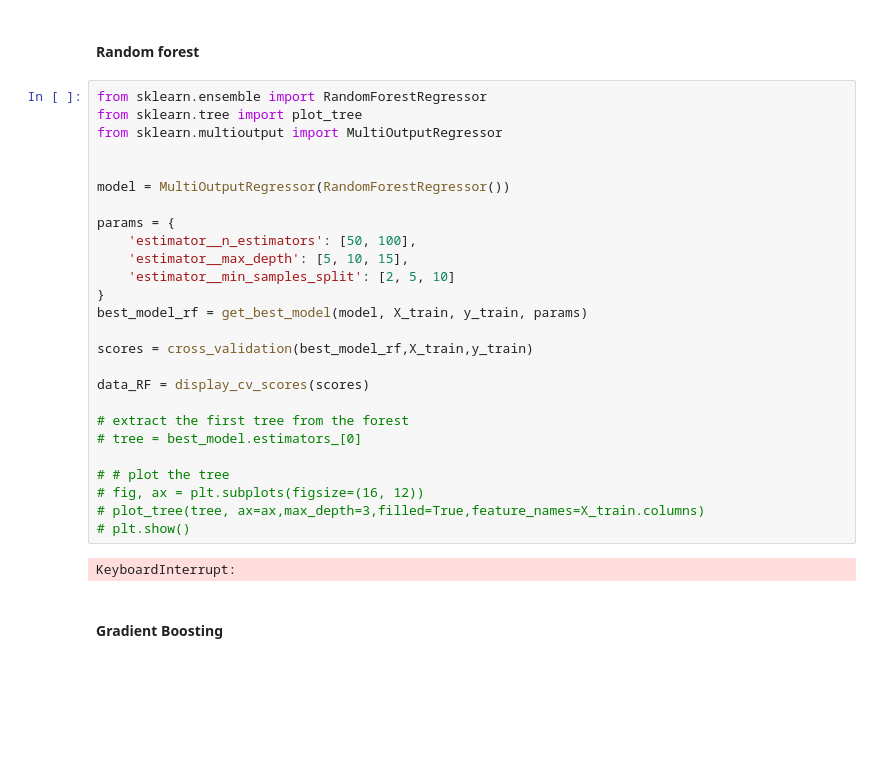
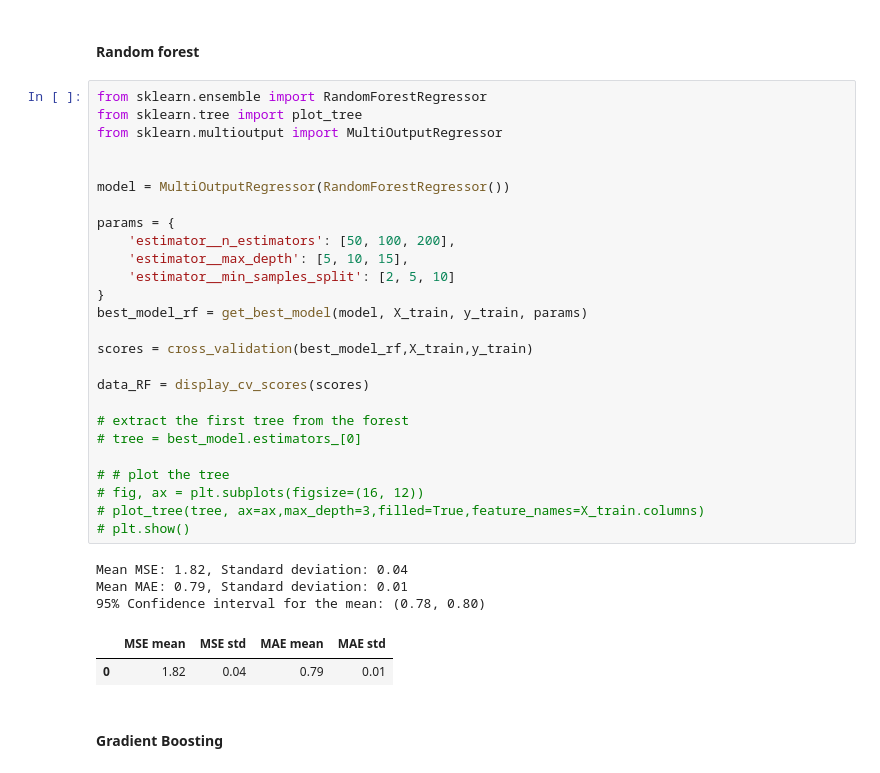
Before and after one commit to rokrajher/uozp-bicikelj, a Jupyter notebook: notebook.ipynb, the cells around one changed output. Drawn from its saved outputs; the diff is of its cells as text; blank space fills up the shorter version.

```diff
--- a/notebook.ipynb
+++ b/notebook.ipynb
@@ -255,31 +255,35 @@ Lasso(alpha=0.01)
 # %%
 from sklearn.ensemble import RandomForestRegressor
 from sklearn.tree import plot_tree
 from sklearn.multioutput import MultiOutputRegressor
 
 
 model = MultiOutputRegressor(RandomForestRegressor())
 
 params = {
-    'estimator__n_estimators': [50, 100],
+    'estimator__n_estimators': [50, 100, 200],
     'estimator__max_depth': [5, 10, 15],
     'estimator__min_samples_split': [2, 5, 10]
 }
 best_model_rf = get_best_model(model, X_train, y_train, params)
 
 scores = cross_validation(best_model_rf,X_train,y_train)
 
 data_RF = display_cv_scores(scores)
 
 # extract the first tree from the forest
 # tree = best_model.estimators_[0]
 
 # # plot the tree
 # fig, ax = plt.subplots(figsize=(16, 12))
 # plot_tree(tree, ax=ax,max_depth=3,filled=True,feature_names=X_train.columns)
 # plt.show()
 # %% [output]
-KeyboardInterrupt:
+Mean MSE: 1.82, Standard deviation: 0.04
+Mean MAE: 0.79, Standard deviation: 0.01
+95% Confidence interval for the mean: (0.78, 0.80)
+|  | MSE mean | MSE std | MAE mean | MAE std |
+| 0 | 1.82 | 0.04 | 0.79 | 0.01 |
 # %% [markdown]
 #### Gradient Boosting
 # %%
```
Also changed, not shown: parts of 1 cell of this notebook.
